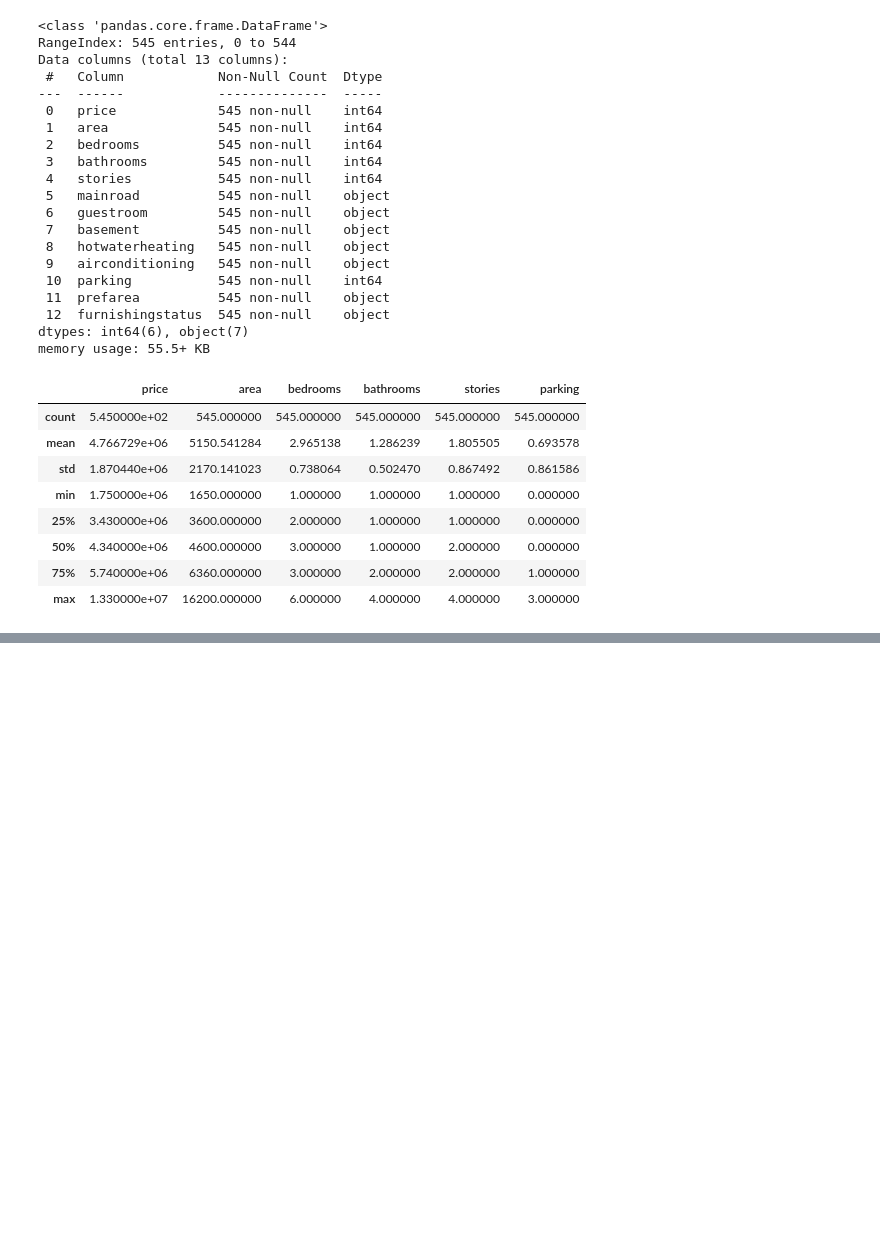
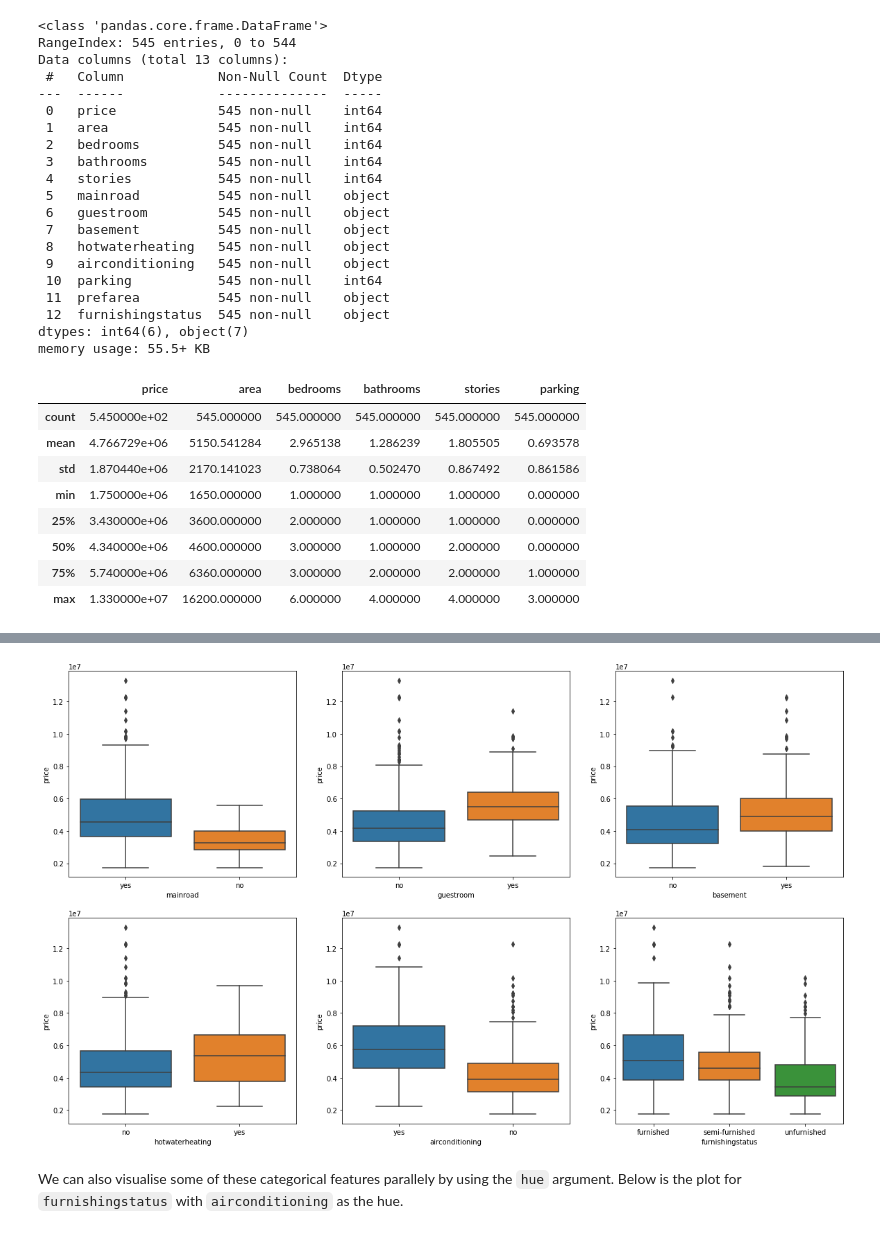
Before and after one commit to shikharverma96/House_Price_Prediction, a Jupyter notebook: Linear_Regression.ipynb, the cells around one changed output, grey strips where cells are left out. Drawn from its saved outputs; the diff is of its cells as text; code cells hidden in the pictures; blank space fills up the shorter version.

```diff
--- a/Linear_Regression.ipynb
+++ b/Linear_Regression.ipynb
@@ -88,0 +101,22 @@ housing.describe()
+# %%
+#visulalising  categorical variable
+plt.figure(figsize=(20,12))
+
+plt.subplot(2,3,1)
+sns.boxplot(data = housing, x='mainroad',y='price')
+plt.subplot(2,3,2)
+sns.boxplot(data = housing, x='guestroom',y='price')
+plt.subplot(2,3,3)
+sns.boxplot(data = housing, x='basement',y='price')
+plt.subplot(2,3,4)
+sns.boxplot(data = housing, x='hotwaterheating',y='price')
+plt.subplot(2,3,5)
+sns.boxplot(data = housing, x='airconditioning',y='price')
+plt.subplot(2,3,6)
+sns.boxplot(data = housing, x='furnishingstatus',y='price')
+
+plt.show()
+# %% [output]
+[figure, added]
+# %% [markdown]
+We can also visualise some of these categorical features parallely by using the `hue` argument. Below is the plot for `furnishingstatus` with `airconditioning` as the hue.
```
Also changed, not shown: parts of 3 cells of this notebook.
